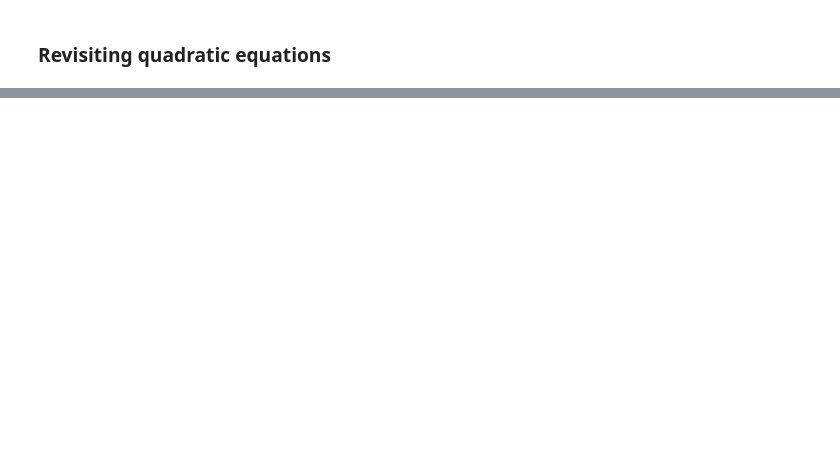
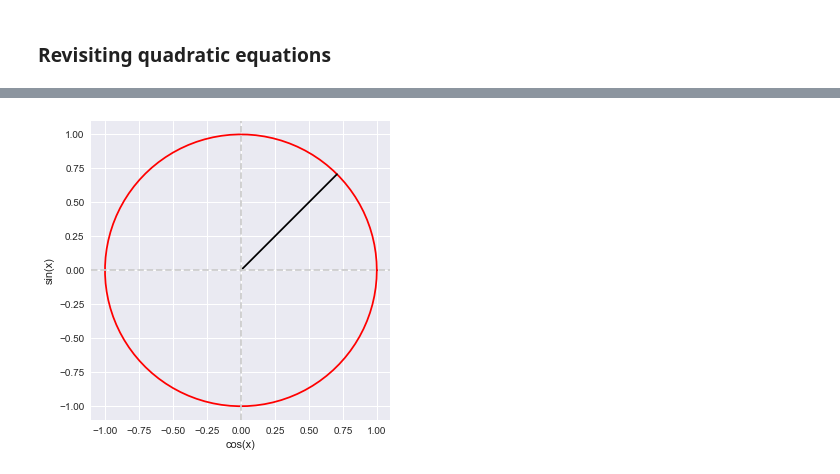
Before and after one commit to Serra53/Applied-Mathematics, a Jupyter notebook: my_files/Algebra_part2.ipynb, the cells around one changed output, grey strips where cells are left out. Drawn from its saved outputs; the diff is of its cells as text; code cells hidden in the pictures; blank space fills up the shorter version.

```diff
--- a/my_files/Algebra_part2.ipynb
+++ b/my_files/Algebra_part2.ipynb
@@ -372,0 +379,5 @@ plt.show()
+# %%
+sample = np.linspace(0, 2*math.pi, 100)
+print(sample)
+print(np.cos(sample))
+print(np.sin(sample))
@@ -372,0 +402,15 @@ plt.show()
+# %%
+plt.plot(np.cos(sample), np.sin(sample), 'r')
+plt.axis('square')
+
+angle = np.pi/4
+plt.plot([0,np.cos(angle)], [0,np.sin(angle)], color='k')
+
+plt.xlabel('cos(x)')
+plt.ylabel('sin(x)')
+
+plt.axhline(0, color=[.8,.8,.8], linestyle='--')
+plt.axvline(0, color=[.8,.8,.8], linestyle='--')
+plt.show()
+# %% [output]
+[figure, added]
```
Also changed, not shown: parts of 19 cells of this notebook.
